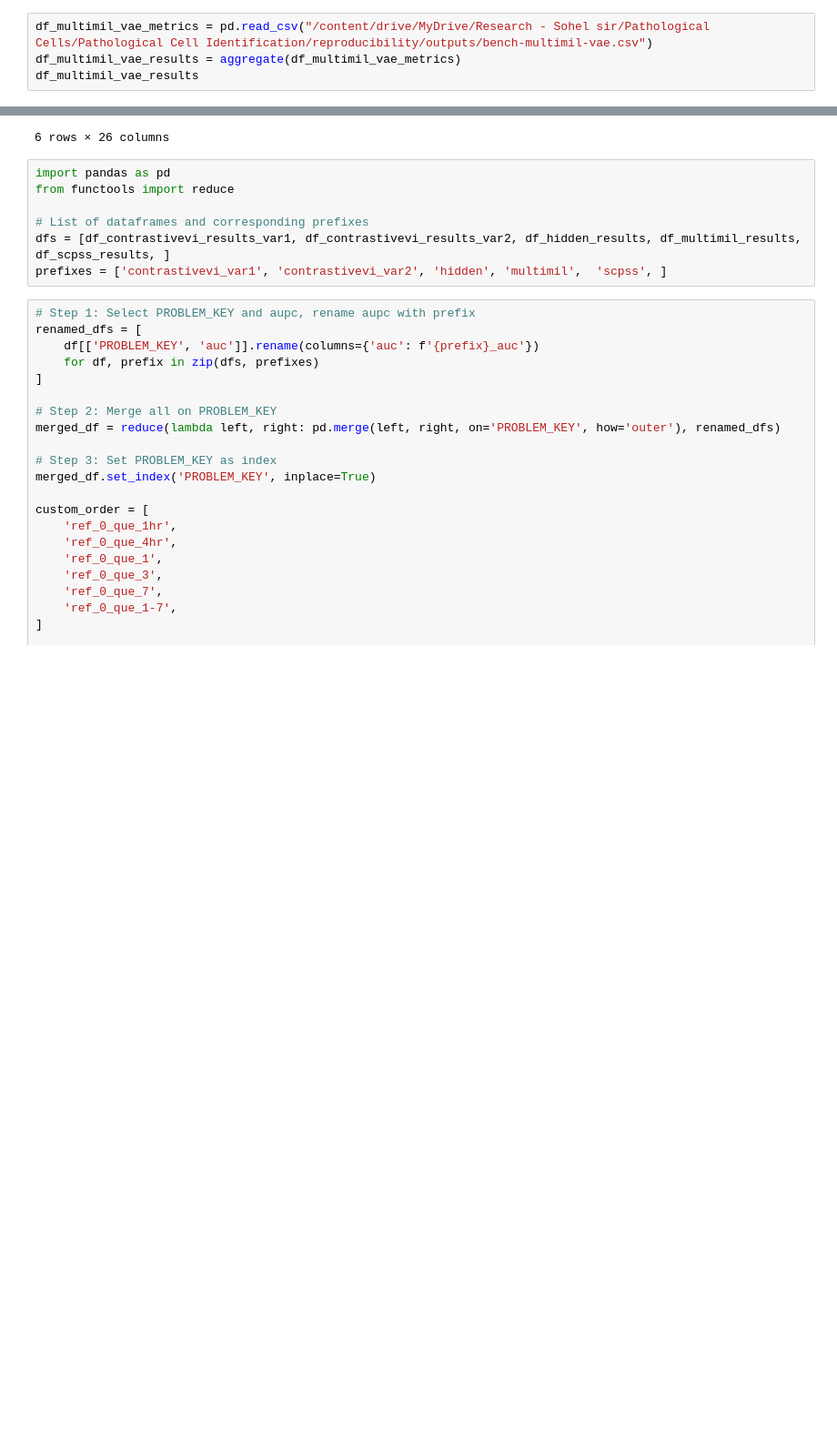
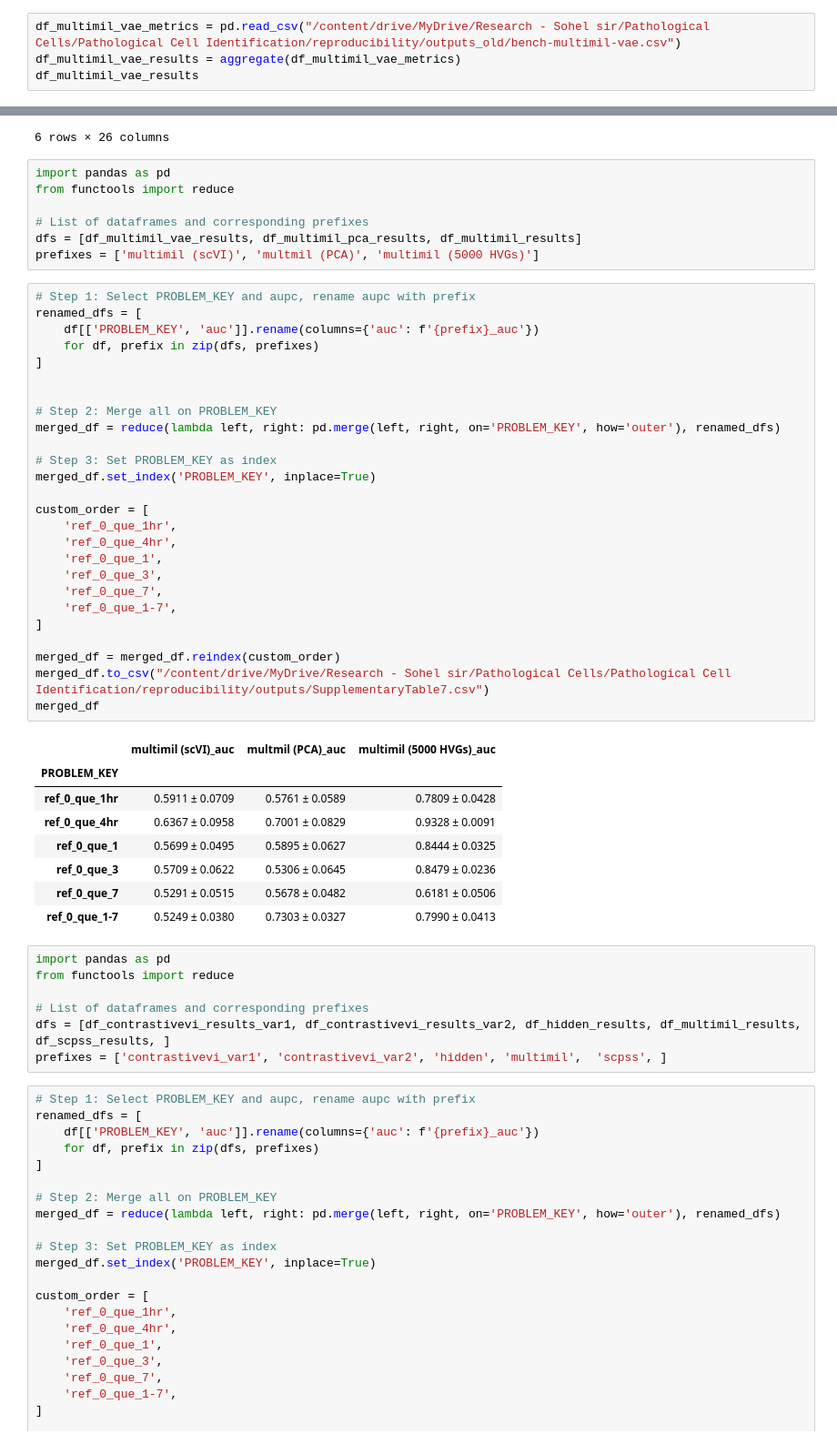
Before and after one commit to SaminRK/scPSS-reproducibility, a Jupyter notebook: Tables 1, 2.ipynb, the cells around one changed output, grey strips where cells are left out. Shown at 91% size. Drawn from its saved outputs; the diff is of its cells as text; blank space fills up the shorter version.

```diff
--- a/Tables 1, 2.ipynb
+++ b/Tables 1, 2.ipynb
@@ -70,7 +70,7 @@ df_multimil_pca_results
 | 4 | ref_0_que_4hr | 1200.0000 ± 303.7976 | 0.6416 ± 0.0589 | 0.7599 ± 0.0590 | 0.6140 ± 0.0477 | 0.6792 ± 0.0527 | 0.7001 ± 0.0829 | 0.7581 ± 0.0589 |
 | 5 | ref_0_que_7 | 1200.0000 ± 303.7976 | 0.5488 ± 0.0352 | 0.4979 ± 0.0352 | 0.5540 ± 0.0392 | 0.5245 ± 0.0371 | 0.5678 ± 0.0482 | 0.5033 ± 0.0395 |
 # %%
-df_multimil_vae_metrics = pd.read_csv("/content/drive/MyDrive/Research - Sohel sir/Pathological Cells/Pathological Cell Identification/reproducibility/outputs/bench-multimil-vae.csv")
+df_multimil_vae_metrics = pd.read_csv("/content/drive/MyDrive/Research - Sohel sir/Pathological Cells/Pathological Cell Identification/reproducibility/outputs_old/bench-multimil-vae.csv")
 df_multimil_vae_results = aggregate(df_multimil_vae_metrics)
 df_multimil_vae_results
 # %% [output]
@@ -140,6 +140,48 @@ df_contrastivevi_results_var2
 | 4 | ref_0_que_4hr | 0.7803 ± 0.0586 | 0.2197 ± 0.0586 | 0.5581 ± 0.0229 | 0.7925 ± 0.0469 | 0.8137 ± 0.0445 | 0.2592 ± 0.0726 | 0.6153 ± 0.0109 | ... |
 | 5 | ref_0_que_7 | 0.5946 ± 0.0170 | 0.4054 ± 0.0170 | 0.6138 ± 0.0055 | 0.6204 ± 0.0077 | 0.5497 ± 0.0203 | 0.3355 ± 0.0296 | 0.5684 ± 0.0090 | ... |
 6 rows × 26 columns
+# %%
+import pandas as pd
+from functools import reduce
+
+# List of dataframes and corresponding prefixes
+dfs = [df_multimil_vae_results, df_multimil_pca_results, df_multimil_results]
+prefixes = ['multimil (scVI)', 'multmil (PCA)', 'multimil (5000 HVGs)']
+# %%
+# Step 1: Select PROBLEM_KEY and aupc, rename aupc with prefix
+renamed_dfs = [
+    df[['PROBLEM_KEY', 'auc']].rename(columns={'auc': f'{prefix}_auc'})
+    for df, prefix in zip(dfs, prefixes)
+]
+
+
+# Step 2: Merge all on PROBLEM_KEY
+merged_df = reduce(lambda left, right: pd.merge(left, right, on='PROBLEM_KEY', how='outer'), renamed_dfs)
+
+# Step 3: Set PROBLEM_KEY as index
+merged_df.set_index('PROBLEM_KEY', inplace=True)
+
+custom_order = [
+    'ref_0_que_1hr',
+    'ref_0_que_4hr',
+    'ref_0_que_1',
+    'ref_0_que_3',
+    'ref_0_que_7',
+    'ref_0_que_1-7',
+]
+
+merged_df = merged_df.reindex(custom_order)
+merged_df.to_csv("/content/drive/MyDrive/Research - Sohel sir/Pathological Cells/Pathological Cell Identification/reproducibility/outputs/SupplementaryTable7.csv")
+merged_df
+# %% [output]
+|  | multimil (scVI)_auc | multmil (PCA)_auc | multimil (5000 HVGs)_auc |
+| PROBLEM_KEY |  |  |  |
+| ref_0_que_1hr | 0.5911 ± 0.0709 | 0.5761 ± 0.0589 | 0.7809 ± 0.0428 |
+| ref_0_que_4hr | 0.6367 ± 0.0958 | 0.7001 ± 0.0829 | 0.9328 ± 0.0091 |
+| ref_0_que_1 | 0.5699 ± 0.0495 | 0.5895 ± 0.0627 | 0.8444 ± 0.0325 |
+| ref_0_que_3 | 0.5709 ± 0.0622 | 0.5306 ± 0.0645 | 0.8479 ± 0.0236 |
+| ref_0_que_7 | 0.5291 ± 0.0515 | 0.5678 ± 0.0482 | 0.6181 ± 0.0506 |
+| ref_0_que_1-7 | 0.5249 ± 0.0380 | 0.7303 ± 0.0327 | 0.7990 ± 0.0413 |
 # %%
 import pandas as pd
 from functools import reduce
```
Also changed, not shown: parts of 2 cells of this notebook, 35 other files.
